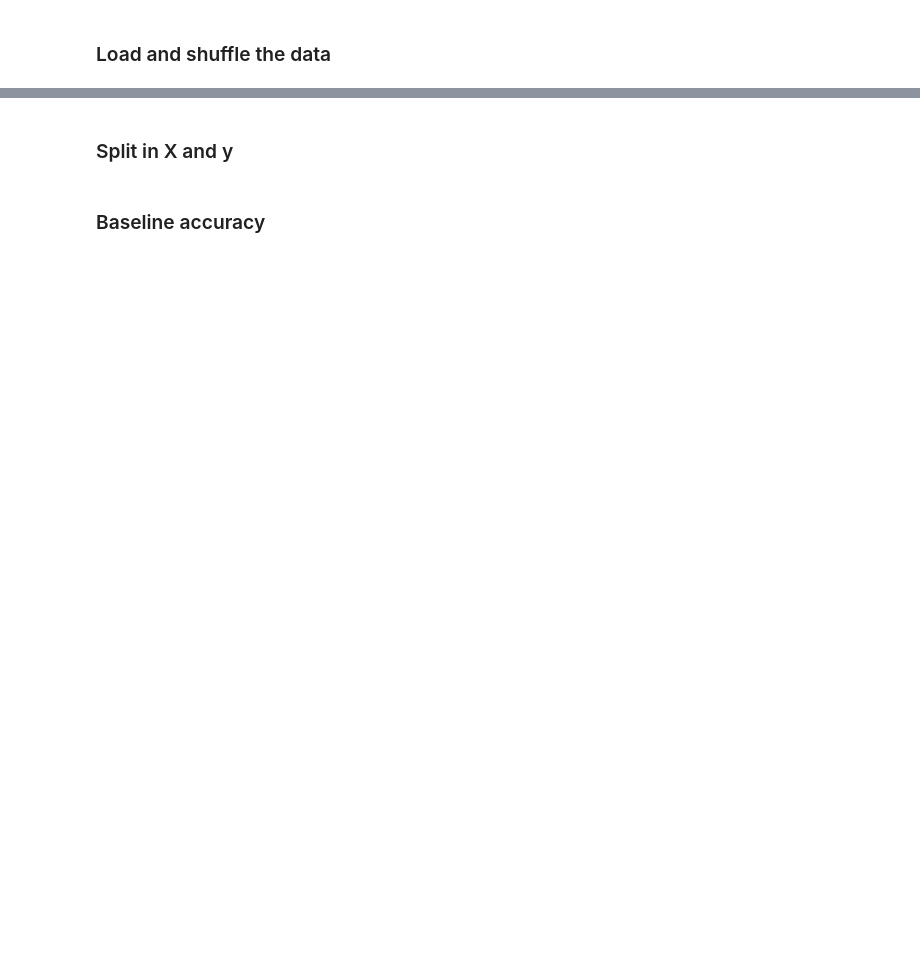
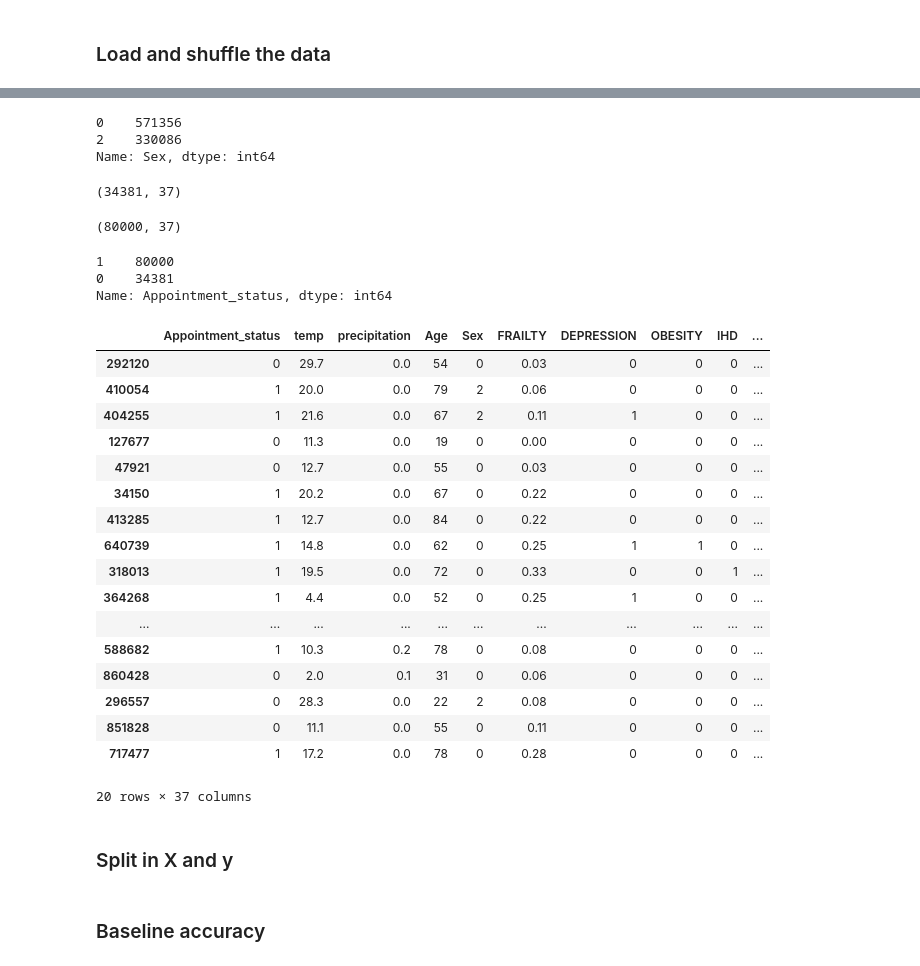
Before and after one commit to janduplessis883/project-showupforhealth, a Jupyter notebook: notebooks/alex_DL_UNBALANCED_Data.ipynb, the cells around one changed output, grey strips where cells are left out. Cells and saved outputs as stored; diff of their text form; code cells hidden in the pictures; blank space fills up the shorter version.

```diff
--- a/notebooks/alex_DL_UNBALANCED_Data.ipynb
+++ b/notebooks/alex_DL_UNBALANCED_Data.ipynb
@@ -25,3 +38,49 @@ data = pd.read_csv('/Users/alessio/code/janduplessis883/data-showup/data/output-
+# %%
+filt_sex_2 = (data['Sex'] != 3)
+data = data[filt_sex_2]
+data['Sex'].value_counts()
+# %% [output]
+0    571356
+2    330086
+Name: Sex, dtype: int64
+# %%
+data_dna = data[data['Appointment_status']==0]
+data_dna.shape
+# %% [output]
+(34381, 37)
+# %%
+data_no_dna = data[data['Appointment_status']==1][:80000]
+data_no_dna.shape
+# %% [output]
+(80000, 37)
+# %%
+data_balanced = pd.concat([data_dna, data_no_dna]).sample(frac = 1)
+data_balanced['Appointment_status'].value_counts()
+# %% [output]
+1    80000
+0    34381
+Name: Appointment_status, dtype: int64
+# %%
+data_balanced.head(20)
+# %% [output]
+|  | Appointment_status | temp | precipitation | Age | Sex | FRAILTY | DEPRESSION | OBESITY | IHD | ... |
+| 292120 | 0 | 29.7 | 0.0 | 54 | 0 | 0.03 | 0 | 0 | 0 | ... |
+| 410054 | 1 | 20.0 | 0.0 | 79 | 2 | 0.06 | 0 | 0 | 0 | ... |
+| 404255 | 1 | 21.6 | 0.0 | 67 | 2 | 0.11 | 1 | 0 | 0 | ... |
+| 127677 | 0 | 11.3 | 0.0 | 19 | 0 | 0.00 | 0 | 0 | 0 | ... |
+| 47921 | 0 | 12.7 | 0.0 | 55 | 0 | 0.03 | 0 | 0 | 0 | ... |
+| 34150 | 1 | 20.2 | 0.0 | 67 | 0 | 0.22 | 0 | 0 | 0 | ... |
+| 413285 | 1 | 12.7 | 0.0 | 84 | 0 | 0.22 | 0 | 0 | 0 | ... |
+| 640739 | 1 | 14.8 | 0.0 | 62 | 0 | 0.25 | 1 | 1 | 0 | ... |
+| 318013 | 1 | 19.5 | 0.0 | 72 | 0 | 0.33 | 0 | 0 | 1 | ... |
+| 364268 | 1 | 4.4 | 0.0 | 52 | 0 | 0.25 | 1 | 0 | 0 | ... |
+| ... | ... | ... | ... | ... | ... | ... | ... | ... | ... | ... |
+| 588682 | 1 | 10.3 | 0.2 | 78 | 0 | 0.08 | 0 | 0 | 0 | ... |
+| 860428 | 0 | 2.0 | 0.1 | 31 | 0 | 0.06 | 0 | 0 | 0 | ... |
+| 296557 | 0 | 28.3 | 0.0 | 22 | 2 | 0.08 | 0 | 0 | 0 | ... |
+| 851828 | 0 | 11.1 | 0.0 | 55 | 0 | 0.11 | 0 | 0 | 0 | ... |
+| 717477 | 1 | 17.2 | 0.0 | 78 | 0 | 0.28 | 0 | 0 | 0 | ... |
+20 rows × 37 columns
 # %% [markdown]
 ### Split in X and y
 # %%
```
Also changed, not shown: parts of 39 cells of this notebook.
